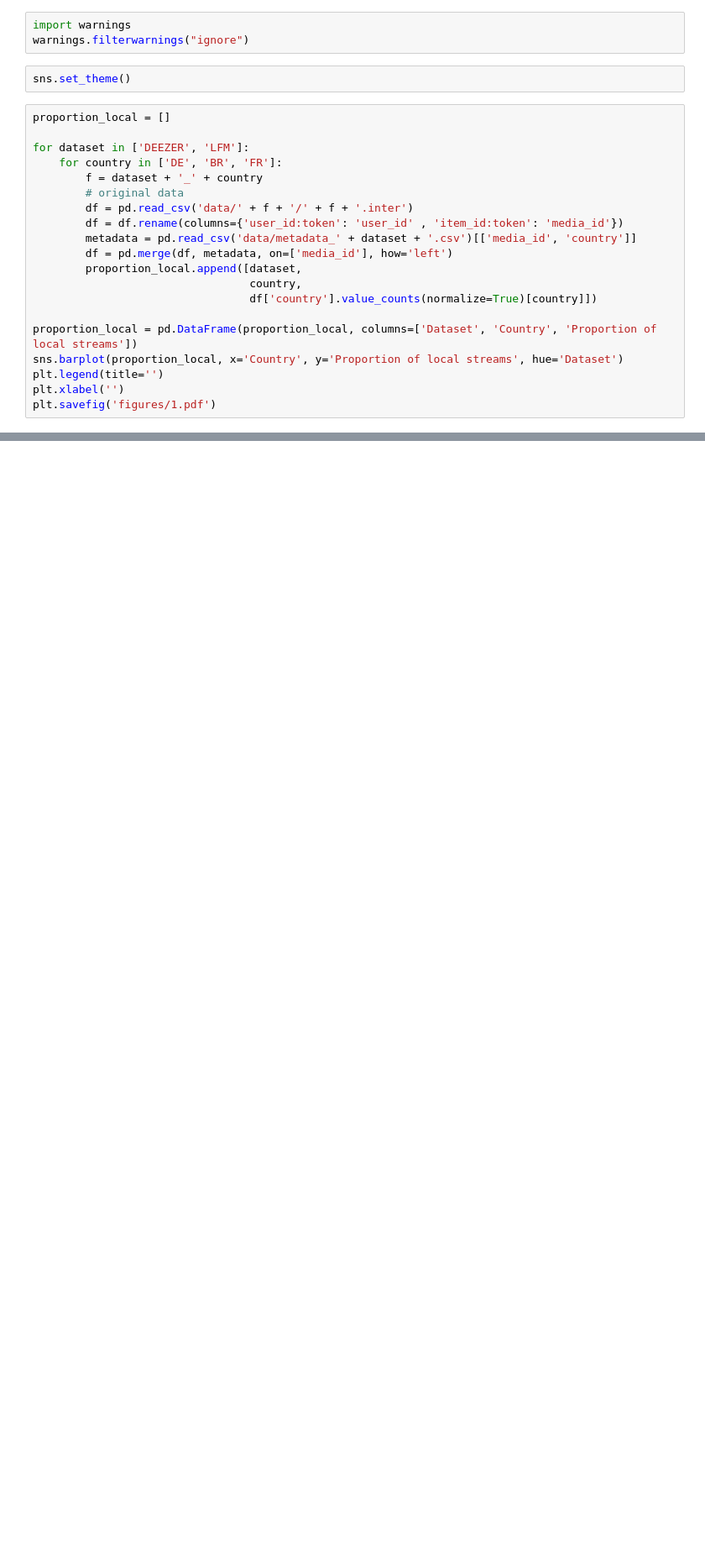
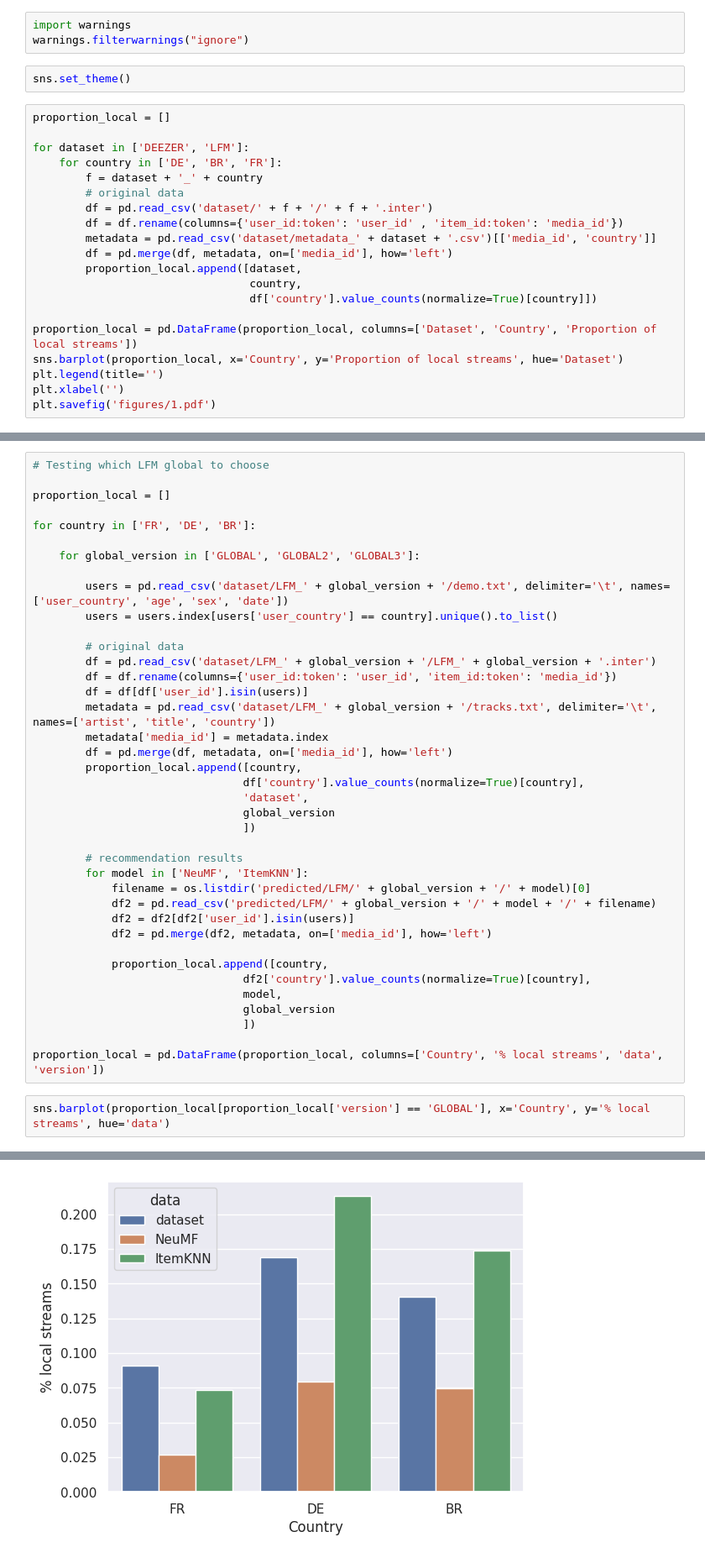
Before and after one commit to kmatrosova/LocalMusicRecSys2024, a Jupyter notebook: figures.ipynb, the cells around one changed output, grey strips where cells are left out. Shown: that part at 84% size. Drawn from its saved outputs; the diff is of its cells as text; blank space fills up the shorter version.

Commit message:
choose LFM global

```diff
--- a/figures.ipynb
+++ b/figures.ipynb
@@ -16,9 +17,9 @@ for dataset in ['DEEZER', 'LFM']:
     for country in ['DE', 'BR', 'FR']:
         f = dataset + '_' + country
         # original data
-        df = pd.read_csv('data/' + f + '/' + f + '.inter')
+        df = pd.read_csv('dataset/' + f + '/' + f + '.inter')
         df = df.rename(columns={'user_id:token': 'user_id' , 'item_id:token': 'media_id'})
-        metadata = pd.read_csv('data/metadata_' + dataset + '.csv')[['media_id', 'country']]
+        metadata = pd.read_csv('dataset/metadata_' + dataset + '.csv')[['media_id', 'country']]
         df = pd.merge(df, metadata, on=['media_id'], how='left')
         proportion_local.append([dataset,
                                  country,
@@ -147,0 +153,42 @@ sns.barplot(proportion_local, x='Country', y='% local streams', hue='Data')
+# %%
+# Testing which LFM global to choose
+
+proportion_local = []
+
+for country in ['FR', 'DE', 'BR']:
+
+    for global_version in ['GLOBAL', 'GLOBAL2', 'GLOBAL3']:
+
+        users = pd.read_csv('dataset/LFM_' + global_version + '/demo.txt', delimiter='\t', names=['user_country', 'age', 'sex', 'date'])
+        users = users.index[users['user_country'] == country].unique().to_list()
+
+        # original data
+        df = pd.read_csv('dataset/LFM_' + global_version + '/LFM_' + global_version + '.inter')
+        df = df.rename(columns={'user_id:token': 'user_id', 'item_id:token': 'media_id'})
+        df = df[df['user_id'].isin(users)]
+        metadata = pd.read_csv('dataset/LFM_' + global_version + '/tracks.txt', delimiter='\t', names=['artist', 'title', 'country'])
+        metadata['media_id'] = metadata.index
+        df = pd.merge(df, metadata, on=['media_id'], how='left')
+        proportion_local.append([country,
+                                df['country'].value_counts(normalize=True)[country],
+                                'dataset',
+                                global_version
+                                ])
+
+        # recommendation results
+        for model in ['NeuMF', 'ItemKNN']:
+            filename = os.listdir('predicted/LFM/' + global_version + '/' + model)[0]
+            df2 = pd.read_csv('predicted/LFM/' + global_version + '/' + model + '/' + filename)
+            df2 = df2[df2['user_id'].isin(users)]
+            df2 = pd.merge(df2, metadata, on=['media_id'], how='left')
+
+            proportion_local.append([country,
+                                df2['country'].value_counts(normalize=True)[country],
+                                model,
+                                global_version
+                                ])
+
+proportion_local = pd.DataFrame(proportion_local, columns=['Country', '% local streams', 'data', 'version'])
+# %%
+sns.barplot(proportion_local[proportion_local['version'] == 'GLOBAL'], x='Country', y='% local streams', hue='data')
+# %% [output]
@@ -147,0 +196 @@ sns.barplot(proportion_local, x='Country', y='% local streams', hue='Data')
+[figure, added]
```
Also changed, not shown: parts of 9 cells of this notebook, 6 other files.
